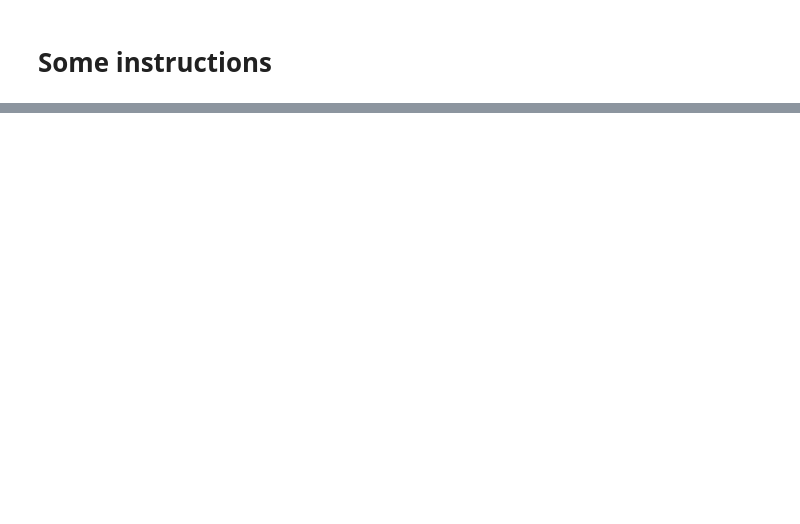
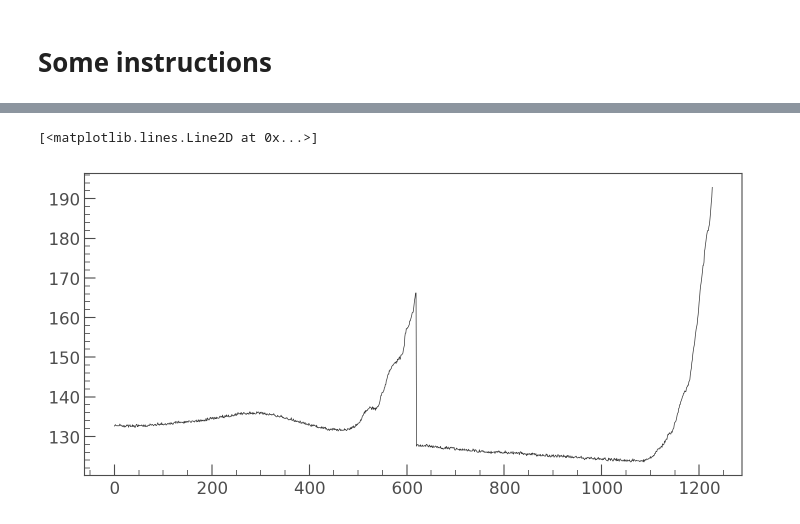
Before and after one commit to christinahedges/chromo, a Jupyter notebook: notebooks/chromo-demo.ipynb, the cells around one changed output, grey strips where cells are left out. Cells and saved outputs as stored; diff of their text form; code cells hidden in the pictures; blank space fills up the shorter version.

```diff
--- a/notebooks/chromo-demo.ipynb
+++ b/notebooks/chromo-demo.ipynb
@@ -33,0 +74,5 @@ raw_tpf = raw_tpf[(raw_tpf.to_lightcurve().flux > 0)]
+# %%
+plt.plot(chromo.utils._estimate_background(raw_tpf))
+# %% [output]
+[<matplotlib.lines.Line2D at 0x...>]
+[figure, added]
```
Also changed, not shown: parts of 19 cells of this notebook, 2 other files.
